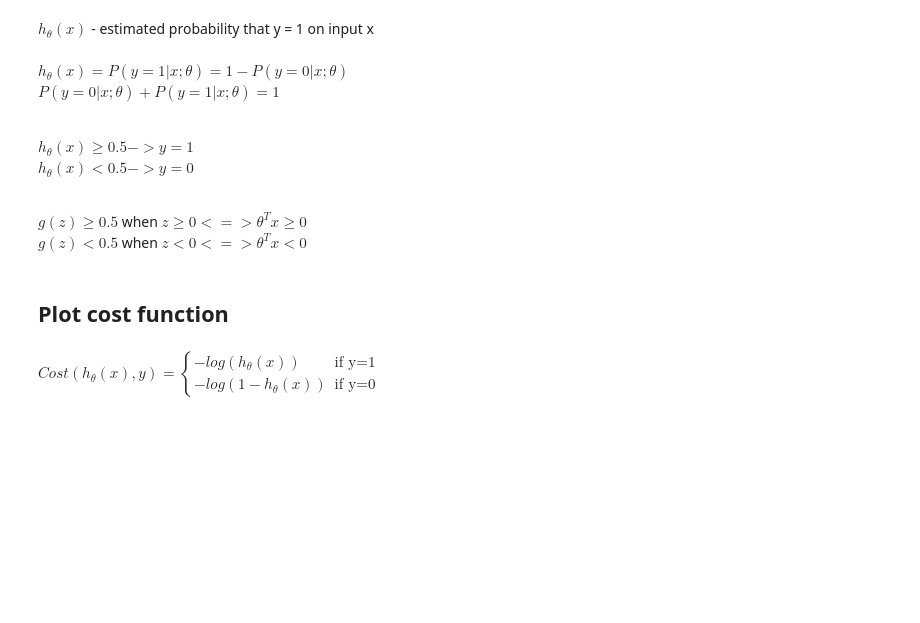
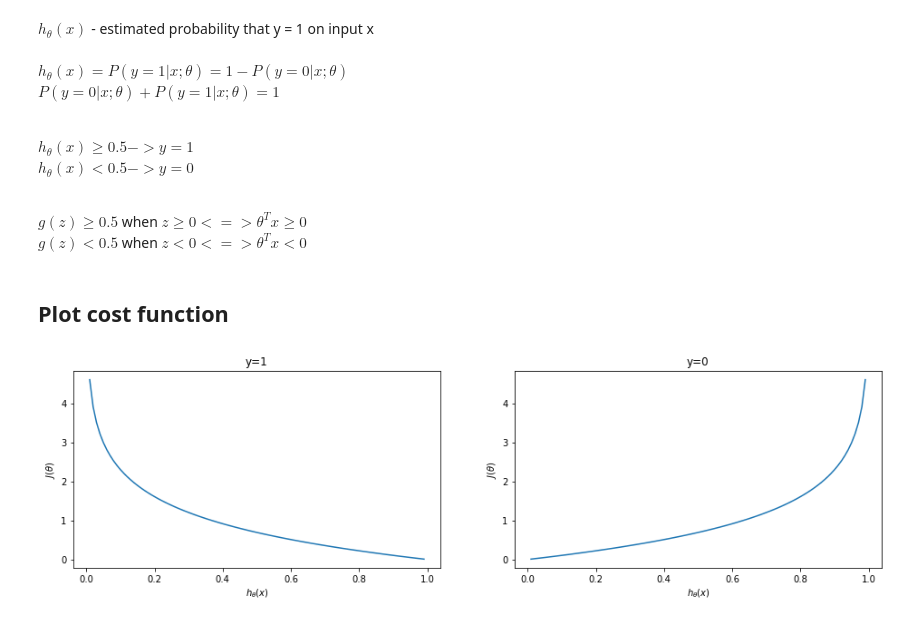
Before and after one commit to Michael-Wisniewski/machine-learning-algorithms, a Jupyter notebook: src/Logistic regression algorithms.ipynb, the cells around one changed output. Cells and saved outputs as stored; diff of their text form; code cells hidden in the pictures; blank space fills up the shorter version.

```diff
--- a/src/Logistic regression algorithms.ipynb
+++ b/src/Logistic regression algorithms.ipynb
@@ -71,8 +87,38 @@ $g(z) \geq 0.5$ when $z \geq 0 <=> \theta^Tx \geq 0$ <br>
 $g(z) < 0.5$ when $z < 0 <=> \theta^Tx < 0$
 # %% [markdown]
 ## Plot cost function
-# %% [markdown]
-$Cost(h_\theta(x),y) =\begin{cases}
-    -log(h_\theta(x)) & \text{if y=1}\\
-    -log(1-h_\theta(x)) & \text{if y=0}
-\end{cases}$
+# %%
+import numpy as np
+from matplotlib import pyplot as plt
+
+h_xs = np.arange(0.01, 1, 0.01)
+J_vals = []
+
+plt.figure(figsize=(16, 4))
+
+# Ploting cost function for y=1
+for h_x in h_xs:
+    J = -np.log(h_x)
+    J_vals.append(J)
+
+plt.subplot(1, 2, 1)
+plt.title('y=1')
+plt.xlabel(r'$h_\theta(x)$')
+plt.ylabel(r'$J(\theta)$')
+plt.plot(h_xs, J_vals)
+
+# Ploting cost function for y=0
+J_vals = []
+for h_x in h_xs:
+    J = -np.log(1-h_x)
+    J_vals.append(J)
+
+plt.subplot(1, 2, 2)
+plt.title('y=0')
+plt.xlabel(r'$h_\theta(x)$')
+plt.ylabel(r'$J(\theta)$')
+plt.plot(h_xs, J_vals)
+
+plt.show()
+# %% [output]
+[figure, added]
```
Also changed, not shown: parts of 6 cells of this notebook, 2 other files.
